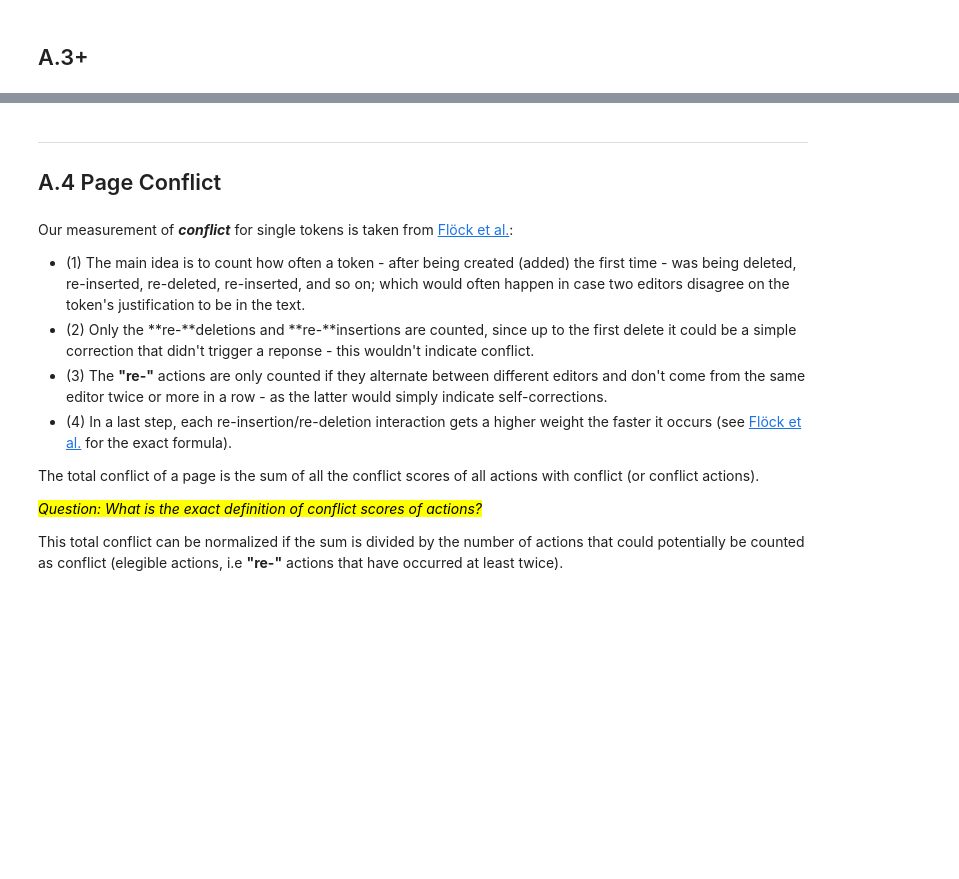
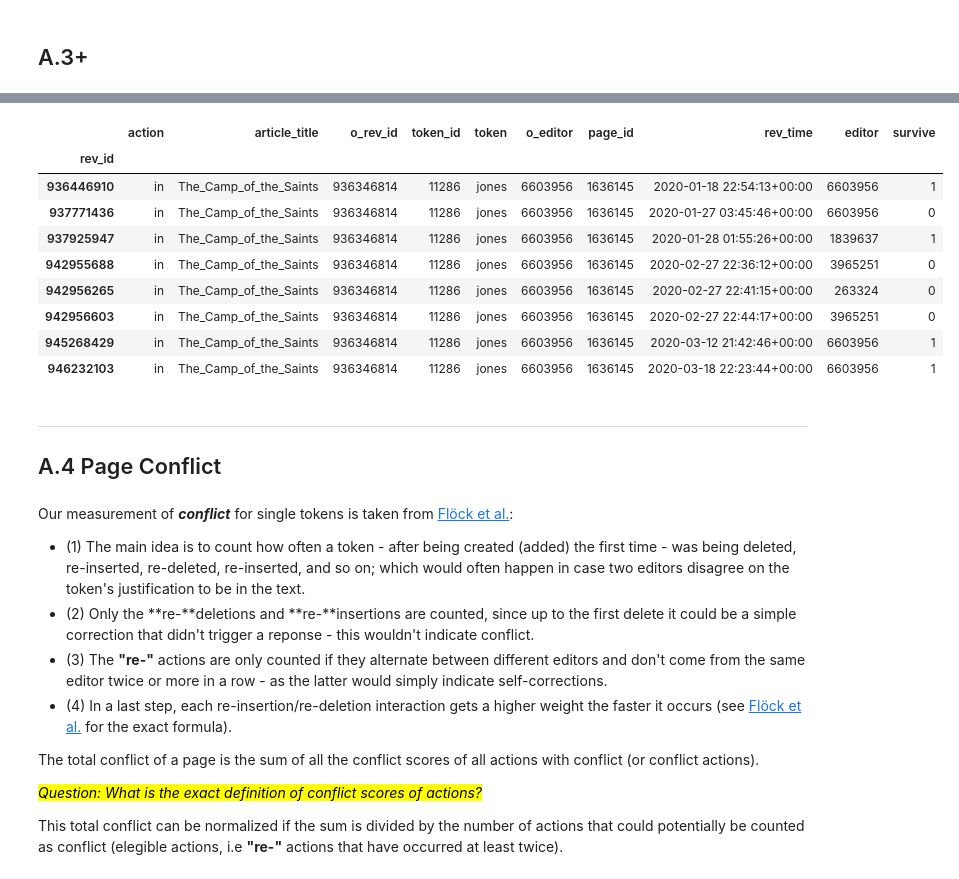
Before and after one commit to lzl257/gesis_wikiwho, a Jupyter notebook: 2. Using WikiWho to analyze a page.ipynb, the cells around one changed output, grey strips where cells are left out. Saved outputs shown, nothing was run; the diff lists cells and outputs as text; code cells hidden in the pictures; blank space fills up the shorter version.

```diff
--- a/2. Using WikiWho to analyze a page.ipynb
+++ b/2. Using WikiWho to analyze a page.ipynb
@@ -707,3 +554,16 @@ df_merge
+# %%
+rein_actions[rein_actions['token_id'] == 11286]
+# %% [output]
+|  | action | article_title | o_rev_id | token_id | token | o_editor | page_id | rev_time | editor | survive |
+| rev_id |  |  |  |  |  |  |  |  |  |  |
+| 936446910 | in | The_Camp_of_the_Saints | 936346814 | 11286 | jones | 6603956 | 1636145 | 2020-01-18 22:54:13+00:00 | 6603956 | 1 |
+| 937771436 | in | The_Camp_of_the_Saints | 936346814 | 11286 | jones | 6603956 | 1636145 | 2020-01-27 03:45:46+00:00 | 6603956 | 0 |
+| 937925947 | in | The_Camp_of_the_Saints | 936346814 | 11286 | jones | 6603956 | 1636145 | 2020-01-28 01:55:26+00:00 | 1839637 | 1 |
+| 942955688 | in | The_Camp_of_the_Saints | 936346814 | 11286 | jones | 6603956 | 1636145 | 2020-02-27 22:36:12+00:00 | 3965251 | 0 |
+| 942956265 | in | The_Camp_of_the_Saints | 936346814 | 11286 | jones | 6603956 | 1636145 | 2020-02-27 22:41:15+00:00 | 263324 | 0 |
+| 942956603 | in | The_Camp_of_the_Saints | 936346814 | 11286 | jones | 6603956 | 1636145 | 2020-02-27 22:44:17+00:00 | 3965251 | 0 |
+| 945268429 | in | The_Camp_of_the_Saints | 936346814 | 11286 | jones | 6603956 | 1636145 | 2020-03-12 21:42:46+00:00 | 6603956 | 1 |
+| 946232103 | in | The_Camp_of_the_Saints | 936346814 | 11286 | jones | 6603956 | 1636145 | 2020-03-18 22:23:44+00:00 | 6603956 | 1 |
 # %% [markdown]
 ---
 
```
Also changed, not shown: parts of 16 cells of this notebook, 1 other file.
